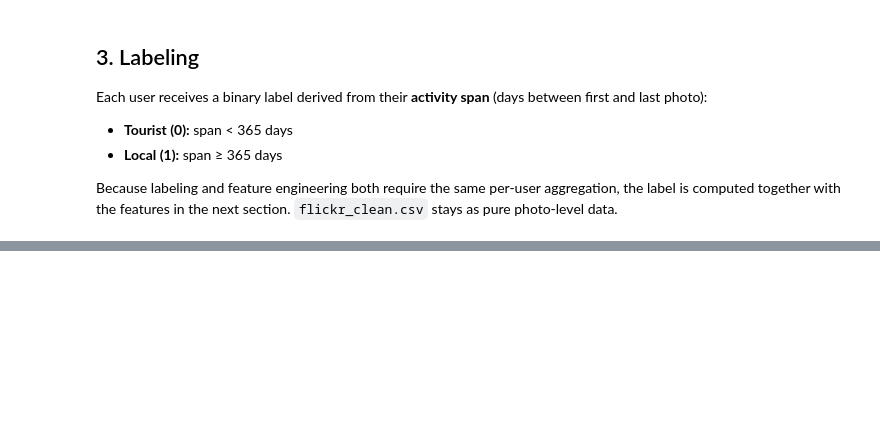
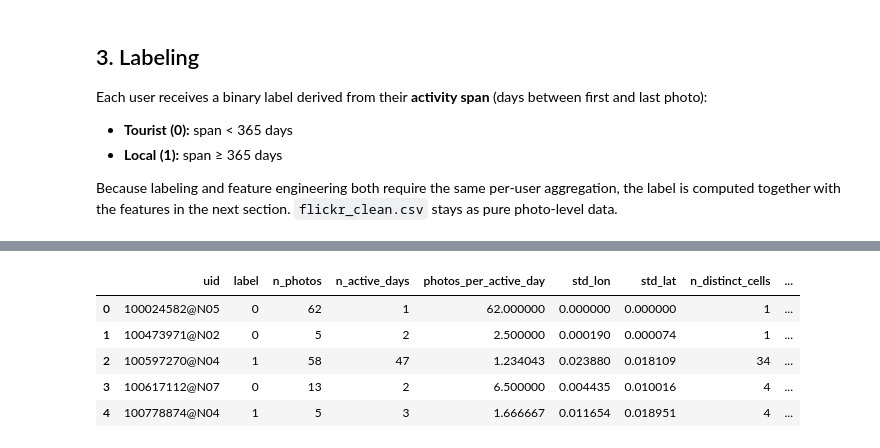
Before and after one commit to Ronenii/city-explorer, a Jupyter notebook: city_explorer.ipynb, the cells around one changed output, grey strips where cells are left out. Drawn from its saved outputs; the diff is of its cells as text; code cells hidden in the pictures; blank space fills up the shorter version.

```diff
--- a/city_explorer.ipynb
+++ b/city_explorer.ipynb
@@ -193,0 +207,90 @@ Because labeling and feature engineering both require the same per-user aggregat
+# %%
+FEATURE_FILE = "features.csv"
+MIN_PHOTOS   = 5
+SPAN_CUTOFF  = 365
+
+df = pd.read_csv(OUT_FILE)
+df["date"]       = pd.to_datetime(df[["year", "month", "day"]])
+df["hour"]       = pd.to_datetime(df["created_at"], format="%m/%d/%y %H:%M", errors="coerce").dt.hour
+df["is_weekend"] = df["date"].dt.dayofweek >= 5
+df["cell"]       = df["lon"].round(2).astype(str) + "_" + df["lat"].round(2).astype(str)
+
+# --- Label: span computed here, then dropped from features ----------
+span = df.groupby("uid")["date"].agg(
+    span_days=lambda s: (s.max() - s.min()).days
+).reset_index()
+span["label"] = (span["span_days"] >= SPAN_CUTOFF).astype(int)
+
+# --- Volume ---------------------------------------------------------
+vol = df.groupby("uid").agg(
+    n_photos      =("flickr_url", "size"),
+    n_active_days =("date", "nunique"),
+).reset_index()
+vol["photos_per_active_day"] = vol["n_photos"] / vol["n_active_days"].clip(lower=1)
+
+# --- Spatial --------------------------------------------------------
+spa = df.groupby("uid").agg(
+    std_lon        =("lon", "std"),
+    std_lat        =("lat", "std"),
+    _min_lon       =("lon", "min"),
+    _max_lon       =("lon", "max"),
+    _min_lat       =("lat", "min"),
+    _max_lat       =("lat", "max"),
+    n_distinct_cells=("cell", "nunique"),
+).reset_index()
+spa["bbox_area"] = (spa["_max_lon"] - spa["_min_lon"]) * (spa["_max_lat"] - spa["_min_lat"])
+spa["bbox_diag"] = np.sqrt(
+    (spa["_max_lon"] - spa["_min_lon"])**2 + (spa["_max_lat"] - spa["_min_lat"])**2
+)
+spa.drop(columns=["_min_lon","_max_lon","_min_lat","_max_lat"], inplace=True)
+
+# Radius of gyration — sqrt(mean squared distance from centroid)
+centroid      = df.groupby("uid")[["lon","lat"]].transform("mean")
+df["_sq_dist"]= (df["lon"] - centroid["lon"])**2 + (df["lat"] - centroid["lat"])**2
+rog = df.groupby("uid")["_sq_dist"].mean().apply(np.sqrt).reset_index()
+rog.columns   = ["uid", "radius_of_gyration"]
+df.drop(columns=["_sq_dist"], inplace=True)
+
+# --- Revisit --------------------------------------------------------
+rev = df.groupby("uid").agg(
+    mean_photos_per_cell=("cell", lambda s: len(s) / s.nunique()),
+).reset_index()
+
+def _entropy(s):
+    p = s.value_counts(normalize=True)
+    return -(p * np.log(p + 1e-12)).sum()
+
+ent = df.groupby("uid")["cell"].apply(_entropy).reset_index()
+ent.columns = ["uid", "location_entropy"]
+
+# --- Temporal rhythm ------------------------------------------------
+tmp = df.groupby("uid").agg(
+    weekend_ratio     =("is_weekend", "mean"),
+    hour_std          =("hour", "std"),
+    n_distinct_months =("month", "nunique"),
+).reset_index()
+
+# --- Merge and filter -----------------------------------------------
+feat = (
+    span[["uid", "label"]]
+    .merge(vol, on="uid")
+    .merge(spa, on="uid")
+    .merge(rog, on="uid")
+    .merge(rev, on="uid")
+    .merge(ent, on="uid")
+    .merge(tmp, on="uid")
+)
+feat = feat[feat["n_photos"] >= MIN_PHOTOS].reset_index(drop=True)
+feat.fillna(0, inplace=True)   # std/entropy NaN for users with all-same values → 0
+feat.to_csv(FEATURE_FILE, index=False)
+
+feat_cols = [c for c in feat.columns if c not in ["uid", "label"]]
+tourists  = (feat["label"] == 0).sum()
+locals_   = (feat["label"] == 1).sum()
+print(f"Users after ≥{MIN_PHOTOS}-photo filter: {len(feat)}")
+print(f"  Tourist (0): {tourists}  ({tourists/len(feat)*100:.1f}%)")
+print(f"  Local   (1): {locals_}  ({locals_/len(feat)*100:.1f}%)")
+print(f"Features ({len(feat_cols)}): {feat_cols}")
+print(f"Saved -> {FEATURE_FILE}")
+feat.head()
+# %% [output]
@@ -193,0 +302,6 @@ Because labeling and feature engineering both require the same per-user aggregat
+|  | uid | label | n_photos | n_active_days | photos_per_active_day | std_lon | std_lat | n_distinct_cells | ... |
+| 0 | 100024582@N05 | 0 | 62 | 1 | 62.000000 | 0.000000 | 0.000000 | 1 | ... |
+| 1 | 100473971@N02 | 0 | 5 | 2 | 2.500000 | 0.000190 | 0.000074 | 1 | ... |
+| 2 | 100597270@N04 | 1 | 58 | 47 | 1.234043 | 0.023880 | 0.018109 | 34 | ... |
+| 3 | 100617112@N07 | 0 | 13 | 2 | 6.500000 | 0.004435 | 0.010016 | 4 | ... |
+| 4 | 100778874@N04 | 1 | 5 | 3 | 1.666667 | 0.011654 | 0.018951 | 4 | ... |
```
Also changed, not shown: parts of 2 cells of this notebook, 1 other file.
